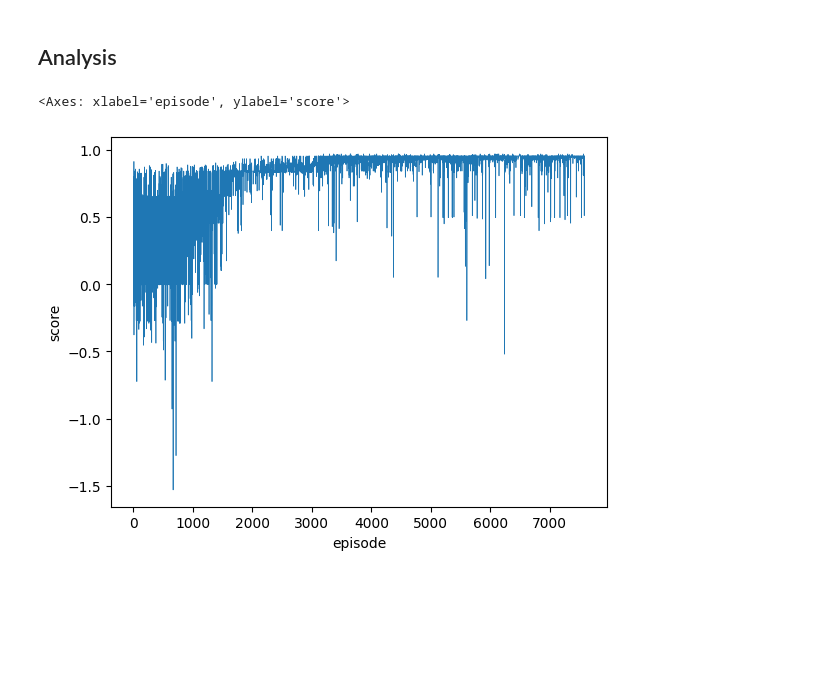
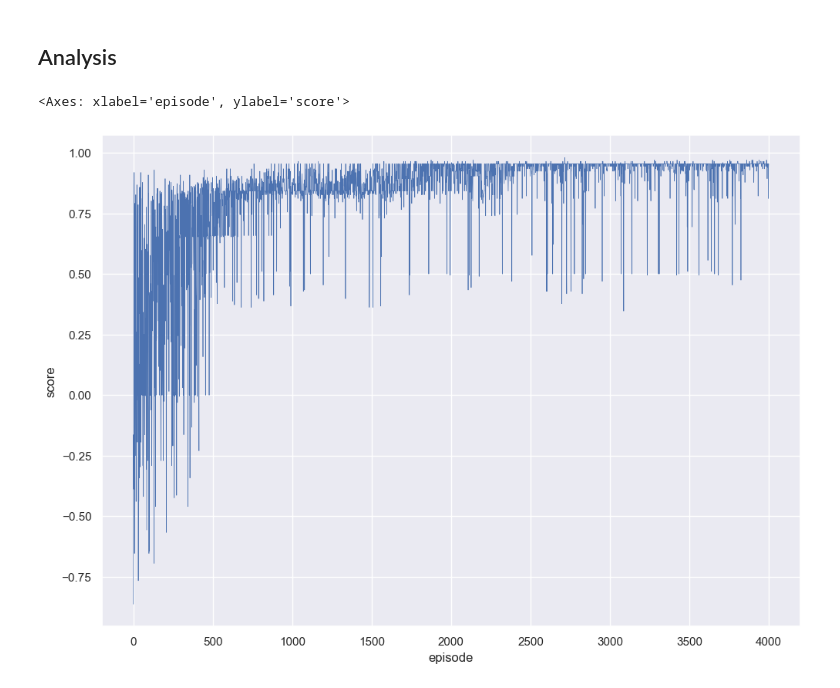
Before and after one commit to oliverc1623/CSE211-Final-Project, a Jupyter notebook: scraps.ipynb, the cells around one changed output. Cells and saved outputs as stored; diff of their text form; code cells hidden in the pictures; blank space fills up the shorter version.

```diff
--- a/scraps.ipynb
+++ b/scraps.ipynb
@@ -4,6 +4,7 @@ from compiler_gym import wrappers
 import matplotlib.pyplot as plt
 import pandas as pd
 import seaborn as sns
+sns.set(rc={'figure.figsize':(11.7,8.27)})
 import numpy as np
 import random
 
@@ -155,9 +160,9 @@ env.action_space.n
 # %% [markdown]
 ## Analysis
 # %%
-df = pd.read_csv('data/llvm-autophase/Uniform-DDQN47.csv')
+df = pd.read_csv('data/llvm-autophase/Uniform-DDQN2.csv')
 sns.lineplot(data=df,x='episode',y='score',linewidth=.5)
 # sns.lineplot(data=df,x='episode',y='Q-value')
 # %% [output]
 <Axes: xlabel='episode', ylabel='score'>
-[figure, old version]
+[figure, new version]
```
Also changed, not shown: parts of 11 cells of this notebook.
